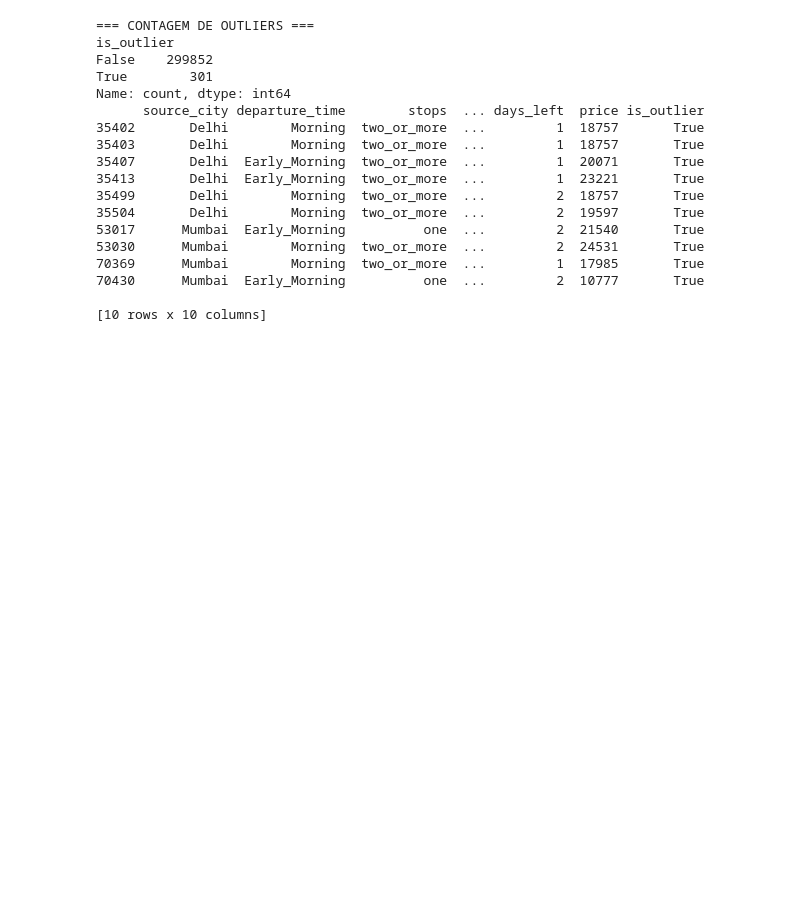
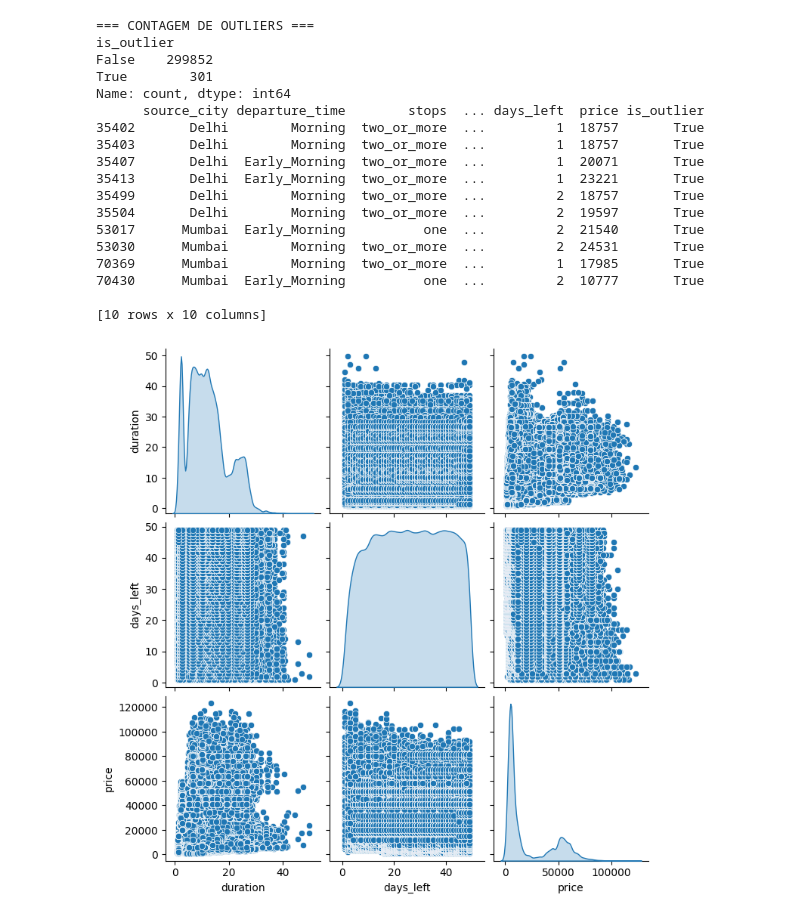
Before and after one commit to Andreirl032/flight-prediction, a Jupyter notebook: RFR.ipynb, the cells around one changed output. Cells and saved outputs as stored; diff of their text form; code cells hidden in the pictures; blank space fills up the shorter version.

```diff
--- a/RFR.ipynb
+++ b/RFR.ipynb
@@ -581,0 +674,6 @@ plt.show()
+# %%
+# Mostra a distribuição e correlação de tudo junto
+sns.pairplot(df, diag_kind='kde')
+plt.show()
+# %% [output]
+[figure, added]
```
Also changed, not shown: parts of 26 cells of this notebook.
